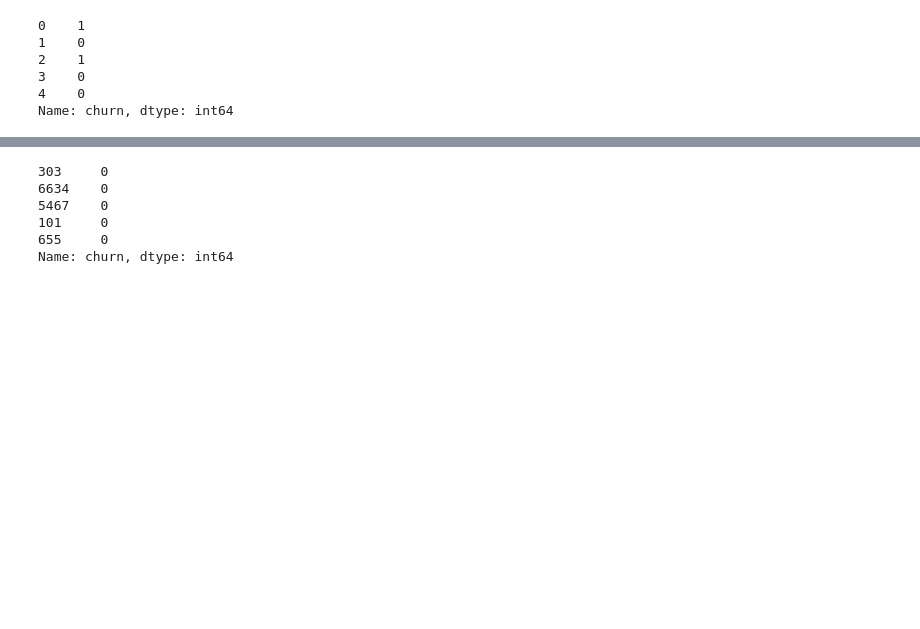
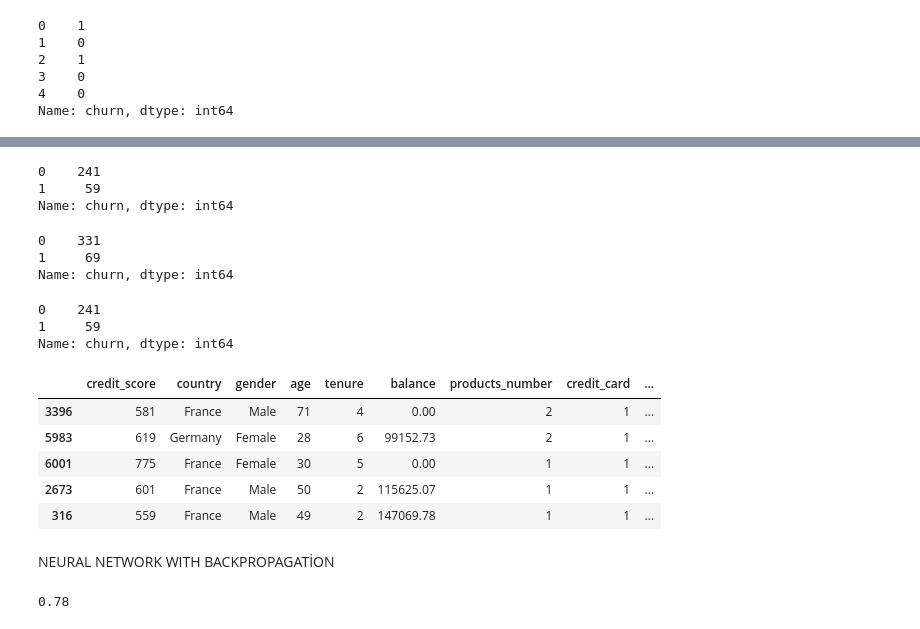
Before and after one commit to enesdogansanli/BankCustomer, a Jupyter notebook: main.ipynb, the cells around one changed output, grey strips where cells are left out. Saved outputs shown, nothing was run; the diff lists cells and outputs as text; code cells hidden in the pictures; blank space fills up the shorter version.

```diff
--- a/main.ipynb
+++ b/main.ipynb
@@ -128,9 +186,35 @@ X_train_one_hot, X_valid_one_hot, y_train_one_hot, y_valid_one_hot = train_test_
 # %%
-y_valid_one_hot.head()
+y_valid_one_hot.value_counts()
 # %% [output]
-303     0
-6634    0
-5467    0
-101     0
-655     0
+0    241
+1     59
 Name: churn, dtype: int64
+# %%
+# Train - Test data for Decison Tree
+X_train_all2, X_test_decision, y_train_all2, y_test_decision = train_test_split(X_original, Y,train_size=0.07, test_size=0.03, random_state=42)
+# %%
+# Train - Test data for Decison Tree
+X_train_decision, X_valid_decision, y_train_decision, y_valid_decision = train_test_split(X_train_all2, y_train_all2, test_size=0.428, random_state=42)
+# %%
+y_train_decision.value_counts()
+# %% [output]
+0    331
+1     69
+Name: churn, dtype: int64
+# %%
+y_valid_decision.value_counts()
+# %% [output]
+0    241
+1     59
+Name: churn, dtype: int64
+# %%
+X_train_decision.head()
+# %% [output]
+|  | credit_score | country | gender | age | tenure | balance | products_number | credit_card | ... |
+| 3396 | 581 | France | Male | 71 | 4 | 0.00 | 2 | 1 | ... |
+| 5983 | 619 | Germany | Female | 28 | 6 | 99152.73 | 2 | 1 | ... |
+| 6001 | 775 | France | Female | 30 | 5 | 0.00 | 1 | 1 | ... |
+| 2673 | 601 | France | Male | 50 | 2 | 115625.07 | 1 | 1 | ... |
+| 316 | 559 | France | Male | 49 | 2 | 147069.78 | 1 | 1 | ... |
+# %% [markdown]
+NEURAL NETWORK WITH BACKPROPAGATİON
@@ -136,0 +225,4 @@ Name: churn, dtype: int64
+# %%
+neural.score(X_test_one_hot,y_test_one_hot)
+# %% [output]
+0.78
```
Also changed, not shown: parts of 52 cells of this notebook.
